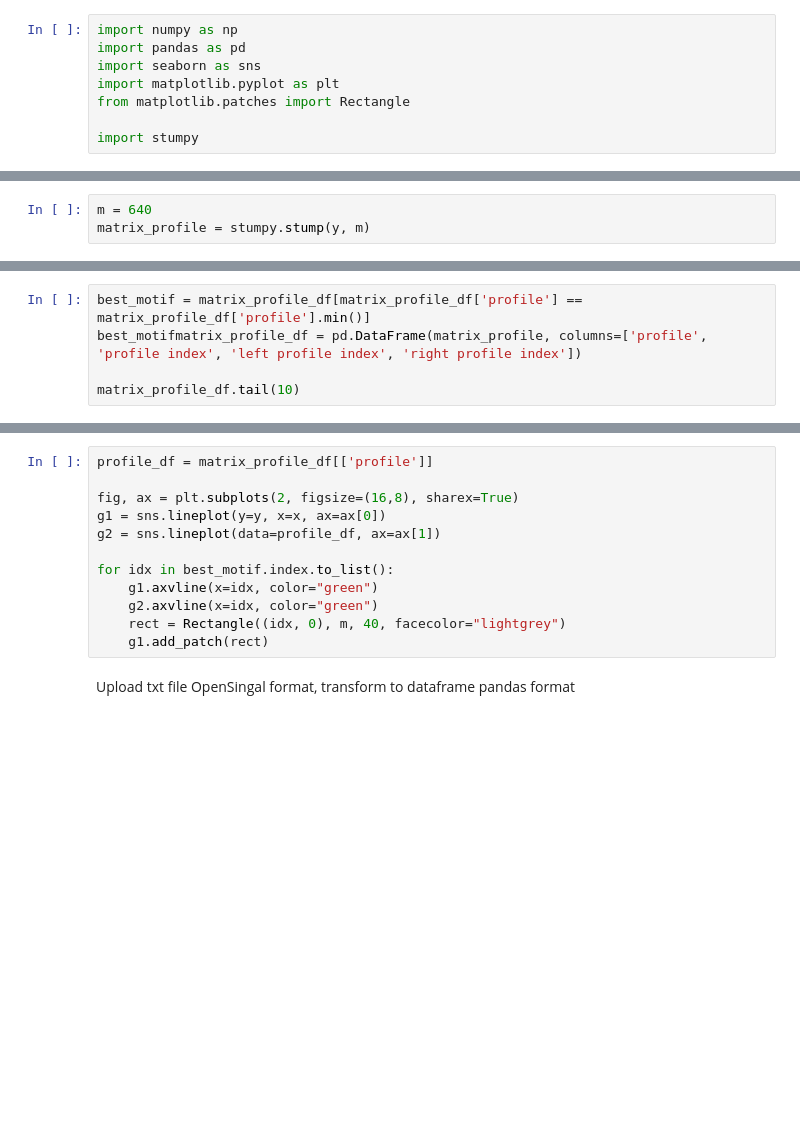
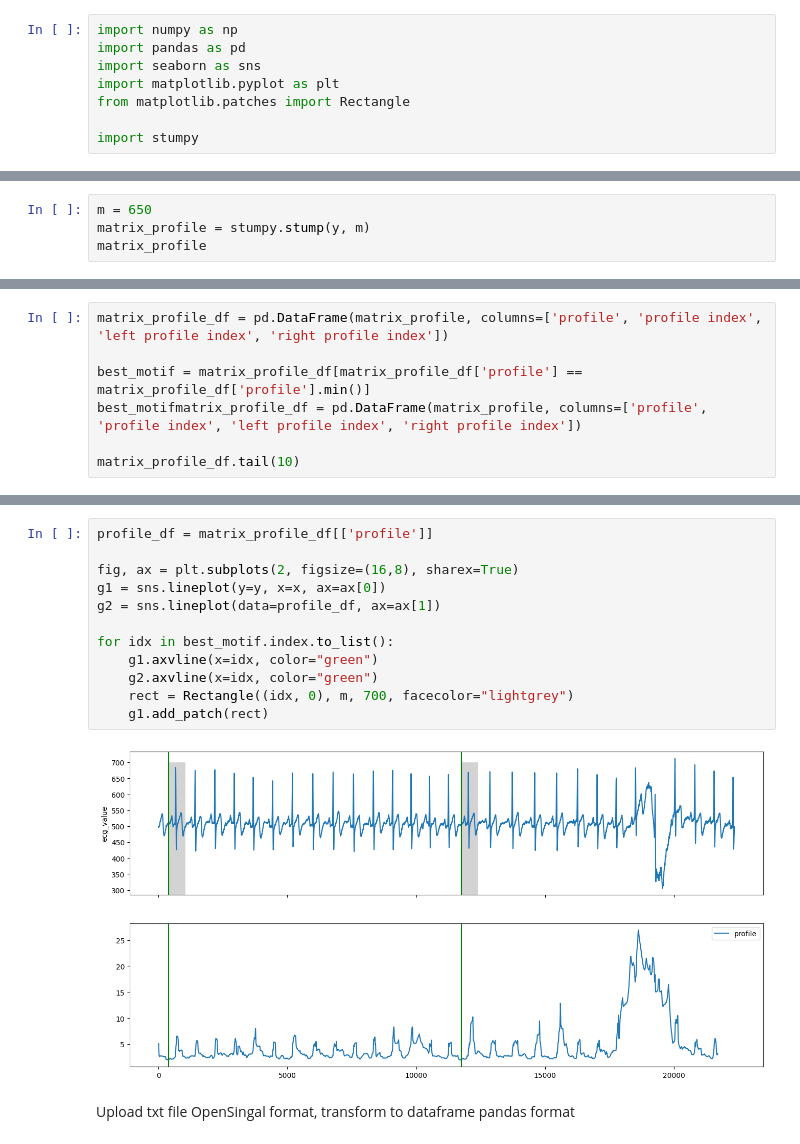
Before and after one commit to TAUforPython/ts-forecasting-ensemble, a Jupyter notebook: timeseries stumpy.ipynb, the cells around one changed output, grey strips where cells are left out. Saved outputs shown, nothing was run; the diff lists cells and outputs as text; blank space fills up the shorter version.

```diff
--- a/timeseries stumpy.ipynb
+++ b/timeseries stumpy.ipynb
@@ -17,3 +41,4 @@ x = steam_df.index
 # %%
-m = 640
+m = 650
 matrix_profile = stumpy.stump(y, m)
+matrix_profile
@@ -20,4 +53,6 @@ matrix_profile = stumpy.stump(y, m)
 # %%
+matrix_profile_df = pd.DataFrame(matrix_profile, columns=['profile', 'profile index', 'left profile index', 'right profile index'])
+
 best_motif = matrix_profile_df[matrix_profile_df['profile'] == matrix_profile_df['profile'].min()]
 best_motifmatrix_profile_df = pd.DataFrame(matrix_profile, columns=['profile', 'profile index', 'left profile index', 'right profile index'])
 
@@ -28,14 +79,16 @@ best_motif
 # %%
 profile_df = matrix_profile_df[['profile']]
 
 fig, ax = plt.subplots(2, figsize=(16,8), sharex=True)
 g1 = sns.lineplot(y=y, x=x, ax=ax[0])
 g2 = sns.lineplot(data=profile_df, ax=ax[1])
 
 for idx in best_motif.index.to_list():
     g1.axvline(x=idx, color="green")
     g2.axvline(x=idx, color="green")
-    rect = Rectangle((idx, 0), m, 40, facecolor="lightgrey")
+    rect = Rectangle((idx, 0), m, 700, facecolor="lightgrey")
     g1.add_patch(rect)
+# %% [output]
+[figure, added]
 # %% [markdown]
 Upload txt file OpenSingal format, transform to dataframe pandas format
```
Also changed, not shown: parts of 13 cells of this notebook.
